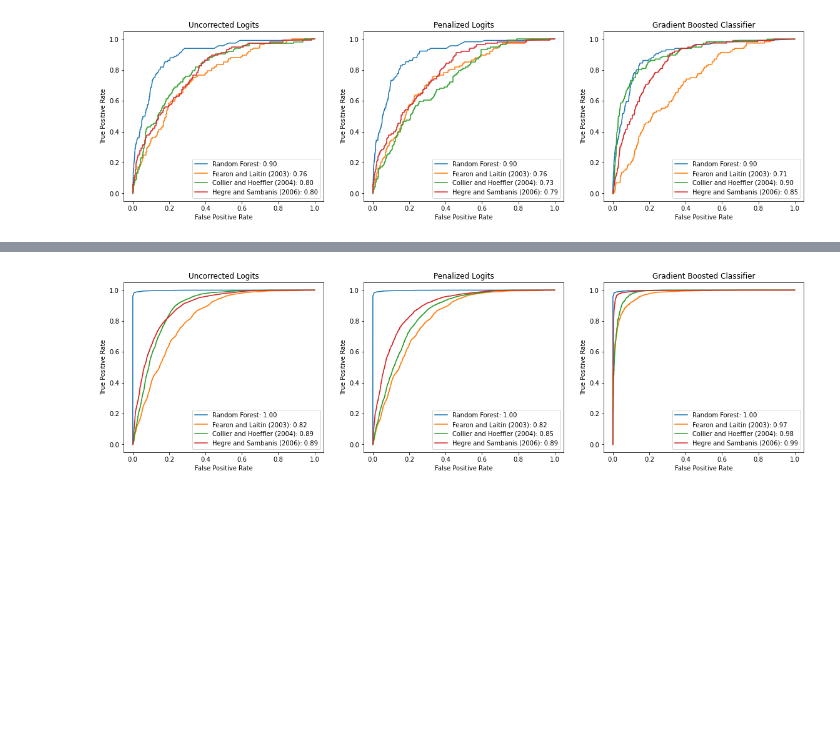
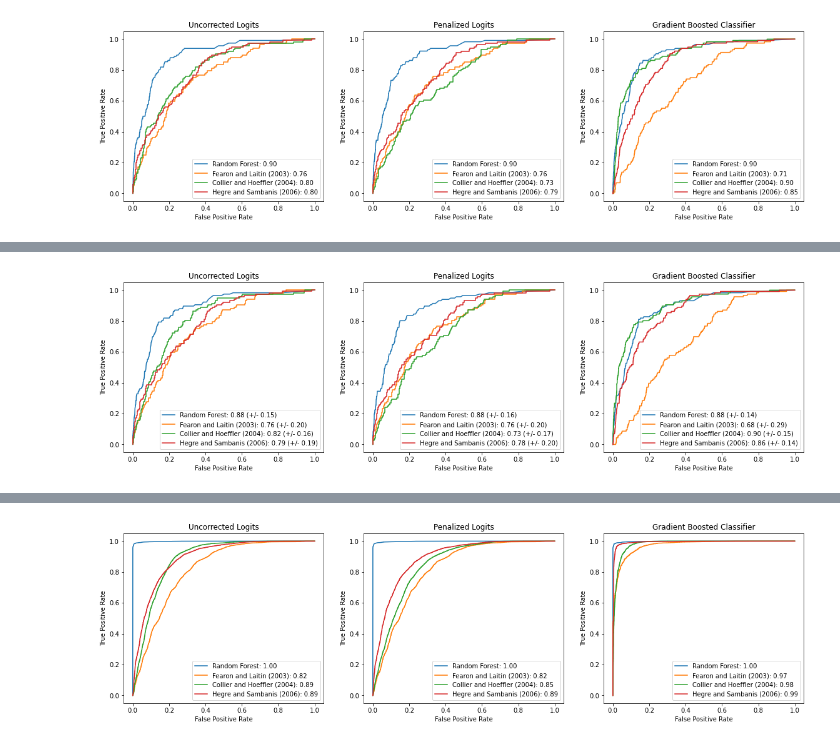
Before and after one commit to epfl-ada/ada-2020-project-milestone-p3-p3_abracadata, a Jupyter notebook: creative_extension.ipynb, the cells around one changed output, grey strips where cells are left out. Drawn from its saved outputs; the diff is of its cells as text; code cells hidden in the pictures; blank space fills up the shorter version.

```diff
--- a/creative_extension.ipynb
+++ b/creative_extension.ipynb
@@ -146,0 +210,14 @@ plot_multi_roc(titles, methods, datasets, models, random_forest, y)
+# %%
+# Methods
+titles = ['Uncorrected Logits', 'Penalized Logits', 'Gradient Boosted Classifier']
+methods = [logistic, logistic_pen, gbc]
+
+# Models
+datasets = [X, X_FL, X_CH, X_HS]
+models = ['Random Forest', 'Fearon and Laitin (2003)', 'Collier and Hoeffler (2004)', 'Hegre and Sambanis (2006)']
+
+
+# Fitting models and plotting results            20 folds
+plot_multi_roc_ci(titles, methods, datasets, models, random_forest, y)
+# %% [output]
+[figure, added]
```
Also changed, not shown: parts of 13 cells of this notebook, 2 other files.
